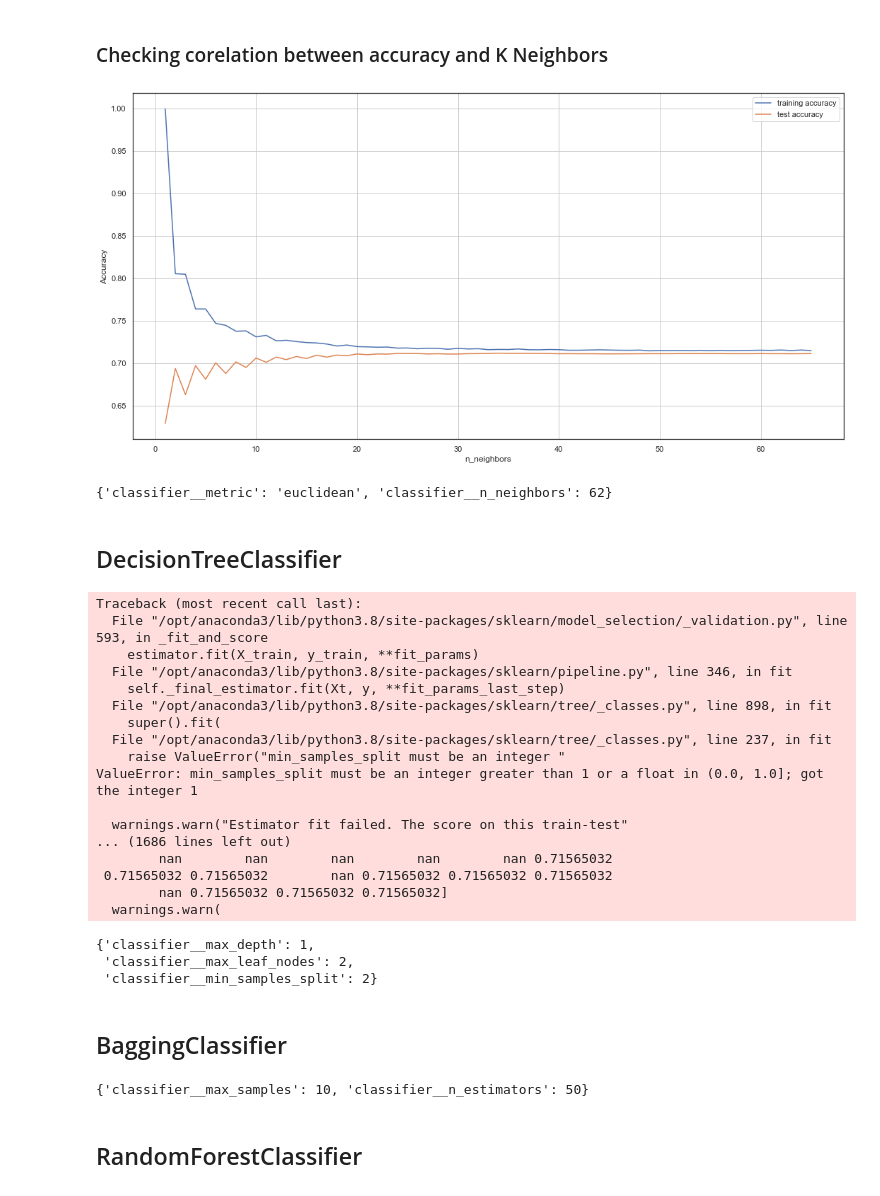
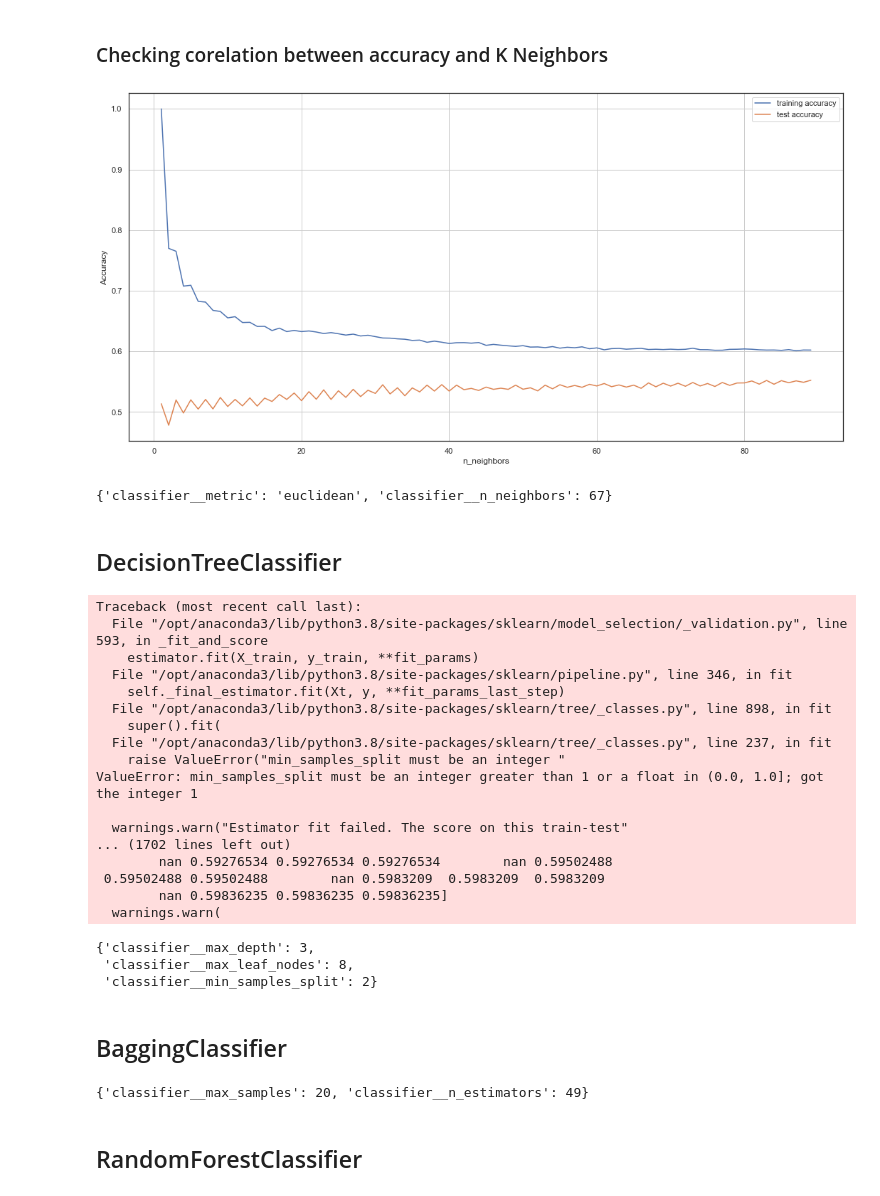
Before and after one commit to adamgie/Churn_project, a Jupyter notebook: projekt-chunrn_analysis_ready.ipynb, the cells around one changed output. Saved outputs shown, nothing was run; the diff lists cells and outputs as text; code cells hidden in the pictures.

```diff
--- a/projekt-chunrn_analysis_ready.ipynb
+++ b/projekt-chunrn_analysis_ready.ipynb
@@ -75,7 +75,7 @@ val_false = dataset[dataset['loan_default']==0]
 val_false.reset_index(drop=True)
 val_true.reset_index(drop=True)
 
-val_false=val_false.sample(n=25_000, random_state=1)
+val_false=val_false.sample(n=8_000, random_state=1)
 # val_false.reset_index(drop=True)
 
 val_true=val_true.sample(n=10_000, random_state=1)
@@ -781,7 +780,7 @@ kfold = StratifiedKFold(n_splits=5, random_state=seed, shuffle=True)
 # %%
 
 pipe = Pipeline([('preprocessing', preprocess_pipeline),
-                 ('PCA',PCA(n_components=26)),
+                 ('PCA',PCA(n_components=22)),
                  ('classifier', LinearSVC(C=1))])
 
 param_grid = {
@@ -799,7 +796,7 @@ grid_1.best_params_
 ## SVC RBF
 # %%
 pipe_2 = Pipeline([('preprocessing', preprocess_pipeline),
-                   ('PCA',PCA(n_components=26)),
+                   ('PCA',PCA(n_components=22)),
                    ('classifier', SVC(C=1,kernel='rbf', probability=True))])
 
 param_grid_2 = {
@@ -865,13 +876,14 @@ confusion_matrix(y_train, y_train_pred)
 from sklearn.linear_model import LogisticRegression
 
 pipe_3 = Pipeline([('preprocessing', preprocess_pipeline),
-                   ('PCA', PCA(n_components=26)),
-                   ('classifier', LogisticRegression(C=1,penalty='l2', max_iter=150))
+                   ('PCA', PCA(n_components=22)),
+
+                   ('classifier', LogisticRegression(C=1,penalty='l2', max_iter=400))
                   ])
 
 param_grid_3 = {
-            'classifier__C': [0.00001,0.0001,0.001 ,0.01], # [0.001 ,0.01, 0.1, 1] best 0.001
-            'classifier__penalty':['l2','l1']
+            'classifier__C': [0.0000000001,0.000000001,0.00000001,0.0000001,0.000001] # [0.001 ,0.01, 0.1, 1] best 0.001
+
 }
 
 grid_3 = GridSearchCV(pipe_3, param_grid_3, cv=kfold, return_train_score=True)
@@ -953,31 +965,31 @@ for column in X_test_neig[name_columns]:
 # %%
 training_accuracy = []
 test_accuracy = []
 
-neighbors_settings = range(1, 66)
+neighbors_settings = range(1, 90)
 
 for n_neighbors in neighbors_settings:
 
     # build the model
     clf = KNeighborsClassifier(n_neighbors=n_neighbors)
     clf.fit(X_train_neig, y_train)
 
     # record training set accuracy
     training_accuracy.append(clf.score(X_train_neig, y_train))
 
     # record generalization accuracy
     test_accuracy.append(clf.score(X_test_neig, y_test))
 
 plt.figure(figsize=(18,9))
-plt.grid(b=True)
+plt.grid(b=True,)
 plt.plot(neighbors_settings, training_accuracy, label="training accuracy")
 plt.plot(neighbors_settings, test_accuracy, label="test accuracy")
 plt.ylabel("Accuracy")
 plt.xlabel("n_neighbors")
 plt.legend()
 plt.show()
 # %% [output]
-[figure, old version]
+[figure, new version]
 # %%
 # from sklearn.neighbors import KNeighborsClassifier
 
@@ -989,7 +1001,7 @@ pipe_4 = Pipeline([('preprocessing', preprocess_pipeline),
 
 
 param_grid_4 = {
-            'classifier__n_neighbors':list(range(15,65)), #[ 30,40,50,60],
+            'classifier__n_neighbors':list(range(60,90)), #[ 30,40,50,60],
             'classifier__metric': ['euclidean']
 }
 
@@ -999,7 +1011,7 @@ grid_4 = GridSearchCV(pipe_4, param_grid_4, cv=kfold, return_train_score=True)
 grid_4.fit(X_train, y_train)
 grid_4.best_params_
 # %% [output]
-{'classifier__metric': 'euclidean', 'classifier__n_neighbors': 62}
+{'classifier__metric': 'euclidean', 'classifier__n_neighbors': 67}
 # %% [markdown]
 ## DecisionTreeClassifier
 # %%
@@ -1011,7 +1023,7 @@ pipe_5 = Pipeline([('preprocessing', preprocess_pipeline),
 
 param_grid_5 = {
             'classifier__max_depth': [1,2,3,5],
-            'classifier__max_leaf_nodes': [1,2,3,4],
+            'classifier__max_leaf_nodes': [4,5,6,7,8,9,10],
             'classifier__min_samples_split': [1,2,3,5]
 
 }
@@ -1034,13 +1046,13 @@ Traceback (most recent call last):
 ValueError: min_samples_split must be an integer greater than 1 or a float in (0.0, 1.0]; got the integer 1
 
   warnings.warn("Estimator fit failed. The score on this train-test"
-... (1686 lines left out)
-        nan        nan        nan        nan        nan 0.71565032
- 0.71565032 0.71565032        nan 0.71565032 0.71565032 0.71565032
-        nan 0.71565032 0.71565032 0.71565032]
+... (1702 lines left out)
+        nan 0.59276534 0.59276534 0.59276534        nan 0.59502488
+ 0.59502488 0.59502488        nan 0.5983209  0.5983209  0.5983209
+        nan 0.59836235 0.59836235 0.59836235]
   warnings.warn(
-{'classifier__max_depth': 1,
- 'classifier__max_leaf_nodes': 2,
+{'classifier__max_depth': 3,
+ 'classifier__max_leaf_nodes': 8,
  'classifier__min_samples_split': 2}
 # %% [markdown]
 ## BaggingClassifier
@@ -1049,14 +1061,14 @@ ValueError: min_samples_split must be an integer greater than 1 or a float in (0
 # from sklearn.tree import DecisionTreeClassifier
 
 pipe_6 = Pipeline([('preprocessing', preprocess_pipeline),
-                   ('PCA',PCA(n_components=26)),
+                   ('PCA',PCA(n_components=22)),
                    ('classifier', BaggingClassifier(
                                     DecisionTreeClassifier(random_state=42), n_estimators=500,
                                     max_samples=100, bootstrap=True, random_state=42))
                   ])
 
-param_grid_6 = {'classifier__max_samples': [9,10,11],
-                'classifier__n_estimators': [49,50,51]
+param_grid_6 = {'classifier__max_samples': [11,15,20,25],
+                'classifier__n_estimators': [10,20,30,49]
 
              }
 
@@ -1065,7 +1077,7 @@ grid_6 = GridSearchCV(pipe_6, param_grid_6, cv=kfold, return_train_score=True)
 grid_6.fit(X_train, y_train)
 grid_6.best_params_
 # %% [output]
-{'classifier__max_samples': 10, 'classifier__n_estimators': 50}
+{'classifier__max_samples': 20, 'classifier__n_estimators': 49}
 # %% [markdown]
 ## RandomForestClassifier
 # %%
```
Also changed, not shown: parts of 54 cells of this notebook.
